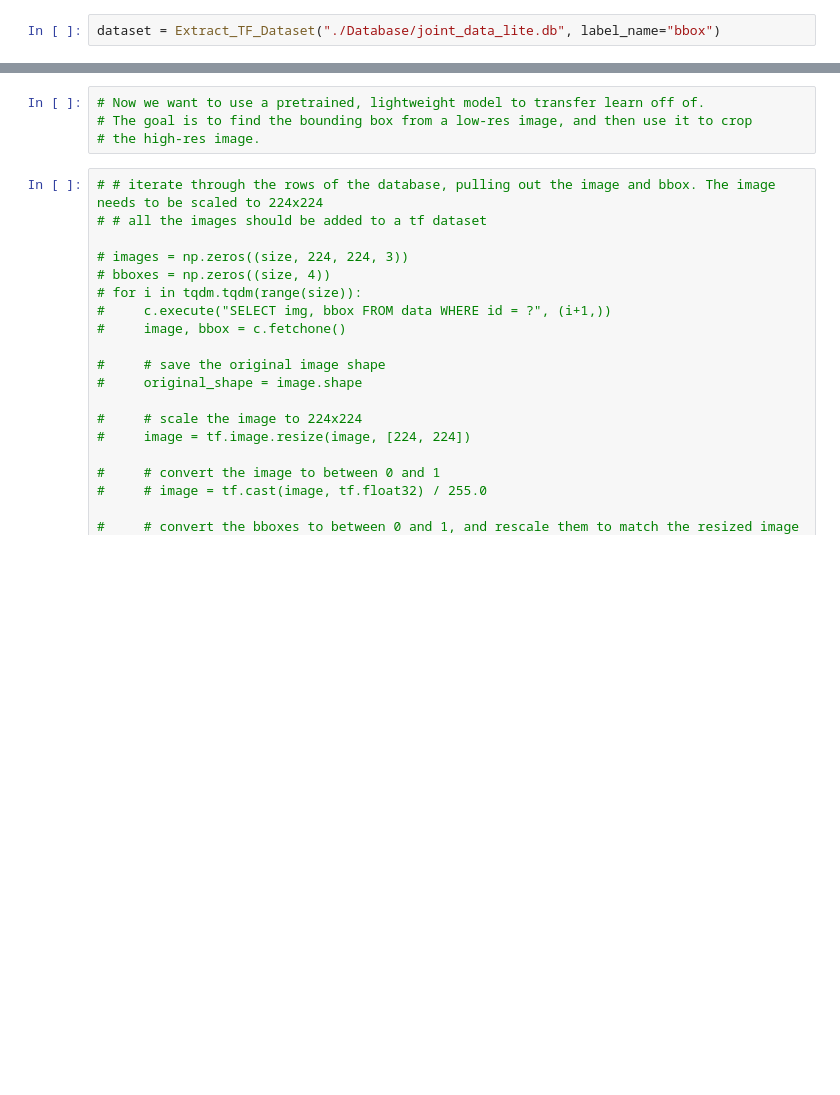
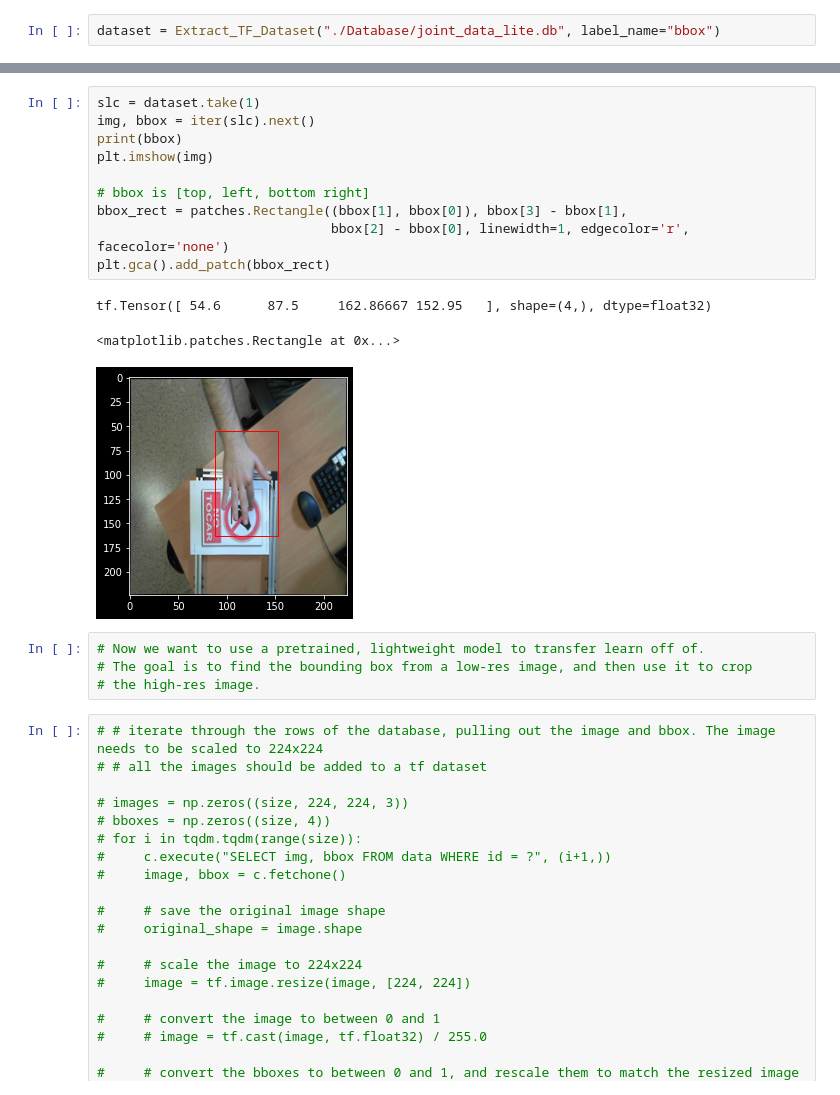
Before and after one commit to TheUnity42/Micro2Project, a Jupyter notebook: TypeB.ipynb, the cells around one changed output, grey strips where cells are left out. Drawn from its saved outputs; the diff is of its cells as text; blank space fills up the shorter version.

```diff
--- a/TypeB.ipynb
+++ b/TypeB.ipynb
@@ -67,3 +60,17 @@ print(dataset.take(1))
+# %%
+slc = dataset.take(1)
+img, bbox = iter(slc).next()
+print(bbox)
+plt.imshow(img)
+
+# bbox is [top, left, bottom right]
+bbox_rect = patches.Rectangle((bbox[1], bbox[0]), bbox[3] - bbox[1],
+                              bbox[2] - bbox[0], linewidth=1, edgecolor='r', facecolor='none')
+plt.gca().add_patch(bbox_rect)
+# %% [output]
+tf.Tensor([ 54.6      87.5     162.86667 152.95   ], shape=(4,), dtype=float32)
+<matplotlib.patches.Rectangle at 0x...>
+[figure, added]
 # %%
 # Now we want to use a pretrained, lightweight model to transfer learn off of.
 # The goal is to find the bounding box from a low-res image, and then use it to crop
```
Also changed, not shown: parts of 11 cells of this notebook, 4 other files.
